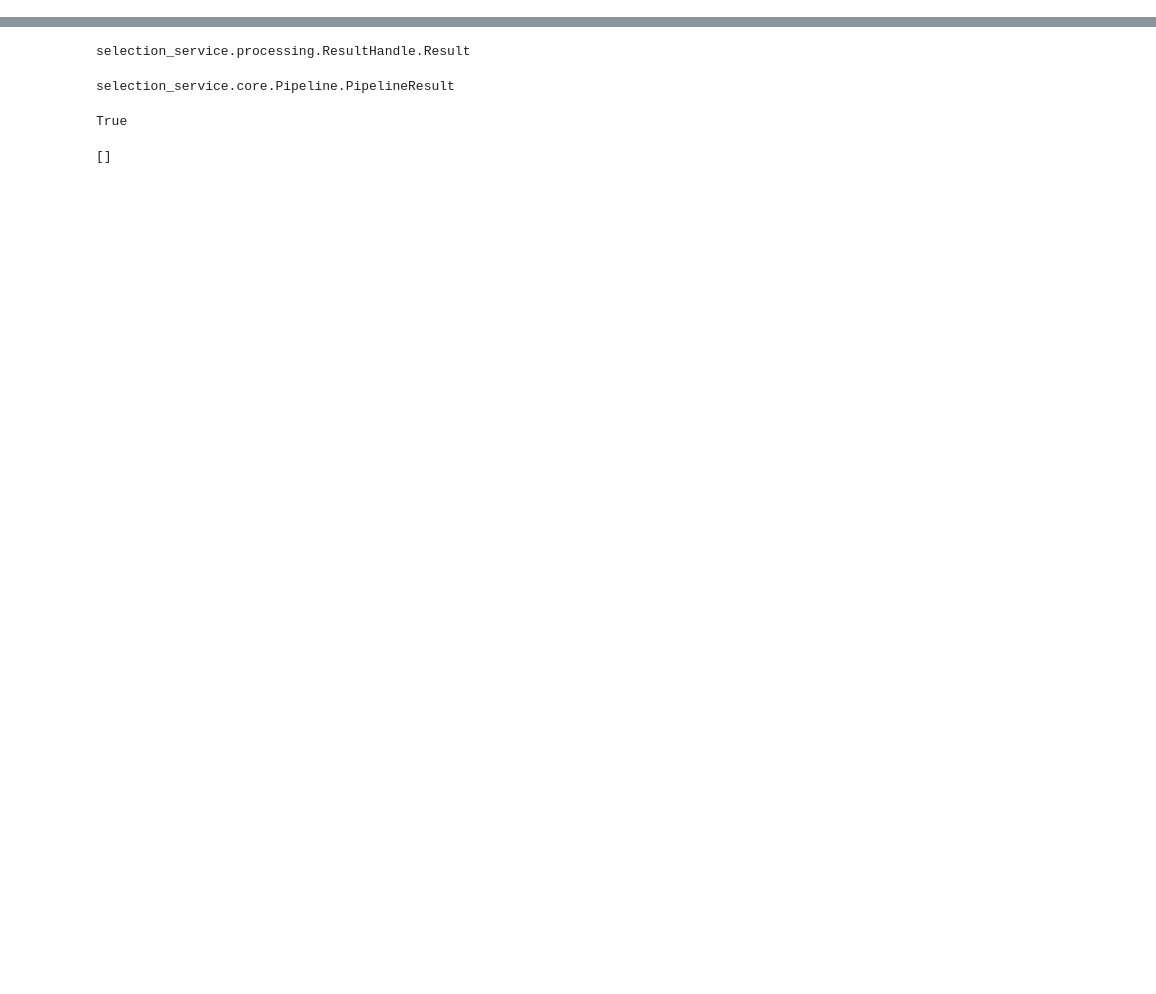
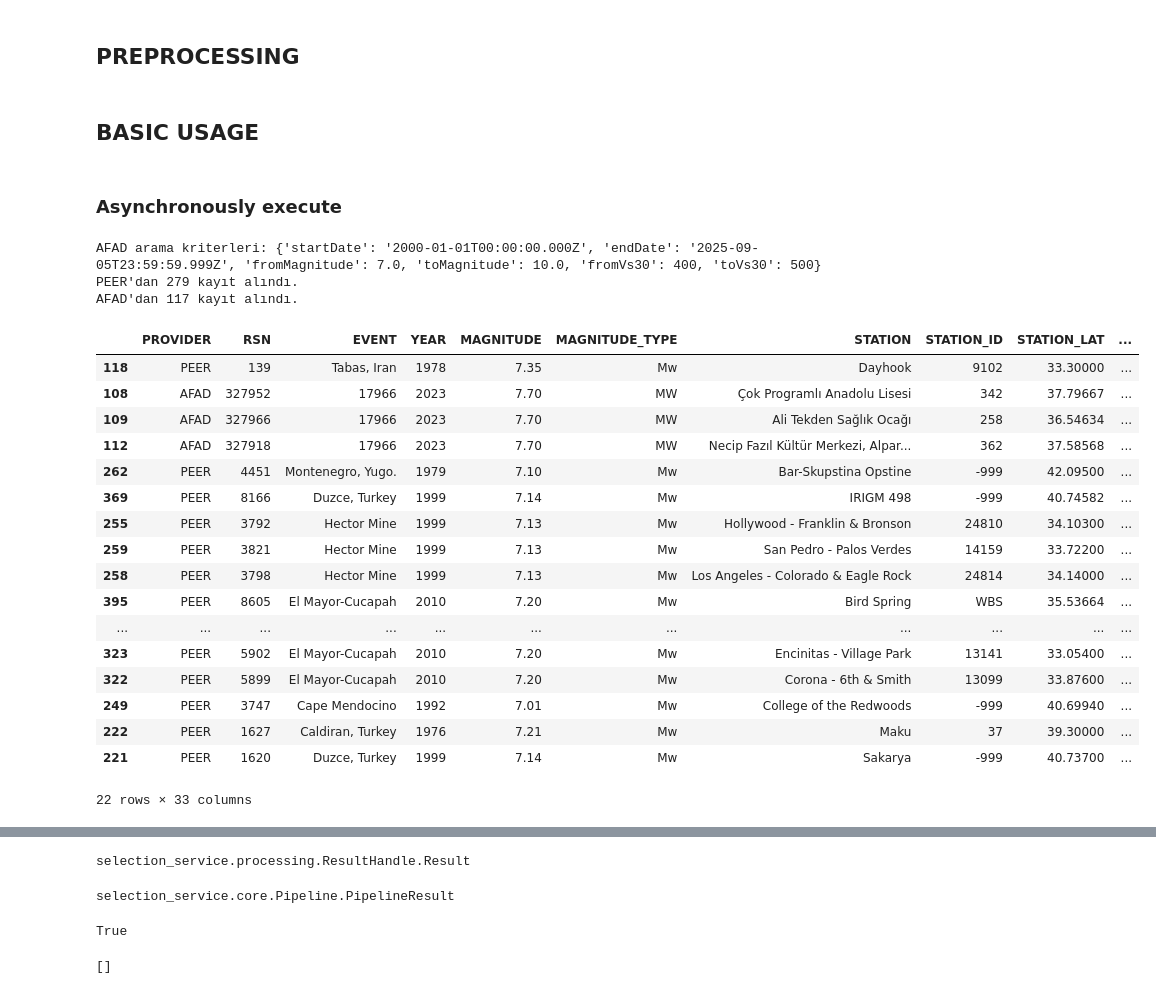
Before and after one commit to muhammedsural/SelectionEarthquake, a Jupyter notebook: examples/Basic01.ipynb, the cells around one changed output, grey strips where cells are left out. Saved outputs shown, nothing was run; the diff lists cells and outputs as text; code cells hidden in the pictures; blank space fills up the shorter version.

```diff
--- a/examples/Basic01.ipynb
+++ b/examples/Basic01.ipynb
@@ -12,2 +12,4 @@ setup_logging()  # INFO default
+# %% [markdown]
+## PREPROCESSING
 # %%
 providerFactory = ProviderFactory()
@@ -23,3 +19,32 @@ con = SelectionConfig(design_code=DesignCode.TBDY_2018, num_records=22, max_per_
 strategy = TBDYSelectionStrategy(config=con)
 search_criteria = SearchCriteria(start_date="2000-01-01", end_date="2025-09-05", min_magnitude=7.0, max_magnitude=10.0, min_vs30=400, max_vs30=500 )
 target_params = TargetParameters(magnitude=7.0, distance=30.0, vs30=400.0, pga=300, mechanism=["StrikeSlip","Reverse"] )
+# %% [markdown]
+## BASIC USAGE
+# %% [markdown]
+### Asynchronously execute
+# %%
+result = await get_selected_earthquake(criteria=search_criteria, target=target_params, providers=[afadProvider,peerProvider], strategies=[strategy], async_mode=True)
+result
+# %% [output]
+AFAD arama kriterleri: {'startDate': '2000-01-01T00:00:00.000Z', 'endDate': '2025-09-05T23:59:59.999Z', 'fromMagnitude': 7.0, 'toMagnitude': 10.0, 'fromVs30': 400, 'toVs30': 500}
+PEER'dan 279 kayıt alındı.
+AFAD'dan 117 kayıt alındı.
+|  | PROVIDER | RSN | EVENT | YEAR | MAGNITUDE | MAGNITUDE_TYPE | STATION | STATION_ID | STATION_LAT | ... |
+| 118 | PEER | 139 | Tabas, Iran | 1978 | 7.35 | Mw | Dayhook | 9102 | 33.30000 | ... |
+| 108 | AFAD | 327952 | 17966 | 2023 | 7.70 | MW | Çok Programlı Anadolu Lisesi | 342 | 37.79667 | ... |
+| 109 | AFAD | 327966 | 17966 | 2023 | 7.70 | MW | Ali Tekden Sağlık Ocağı | 258 | 36.54634 | ... |
+| 112 | AFAD | 327918 | 17966 | 2023 | 7.70 | MW | Necip Fazıl Kültür Merkezi, Alpar... | 362 | 37.58568 | ... |
+| 262 | PEER | 4451 | Montenegro, Yugo. | 1979 | 7.10 | Mw | Bar-Skupstina Opstine | -999 | 42.09500 | ... |
+| 369 | PEER | 8166 | Duzce, Turkey | 1999 | 7.14 | Mw | IRIGM 498 | -999 | 40.74582 | ... |
+| 255 | PEER | 3792 | Hector Mine | 1999 | 7.13 | Mw | Hollywood - Franklin & Bronson | 24810 | 34.10300 | ... |
+| 259 | PEER | 3821 | Hector Mine | 1999 | 7.13 | Mw | San Pedro - Palos Verdes | 14159 | 33.72200 | ... |
+| 258 | PEER | 3798 | Hector Mine | 1999 | 7.13 | Mw | Los Angeles - Colorado & Eagle Rock | 24814 | 34.14000 | ... |
+| 395 | PEER | 8605 | El Mayor-Cucapah | 2010 | 7.20 | Mw | Bird Spring | WBS | 35.53664 | ... |
+| ... | ... | ... | ... | ... | ... | ... | ... | ... | ... | ... |
+| 323 | PEER | 5902 | El Mayor-Cucapah | 2010 | 7.20 | Mw | Encinitas - Village Park | 13141 | 33.05400 | ... |
+| 322 | PEER | 5899 | El Mayor-Cucapah | 2010 | 7.20 | Mw | Corona - 6th & Smith | 13099 | 33.87600 | ... |
+| 249 | PEER | 3747 | Cape Mendocino | 1992 | 7.01 | Mw | College of the Redwoods | -999 | 40.69940 | ... |
+| 222 | PEER | 1627 | Caldiran, Turkey | 1976 | 7.21 | Mw | Maku | 37 | 39.30000 | ... |
+| 221 | PEER | 1620 | Duzce, Turkey | 1999 | 7.14 | Mw | Sakarya | -999 | 40.73700 | ... |
+22 rows × 33 columns
```
Also changed, not shown: parts of 17 cells of this notebook, 11 other files.
